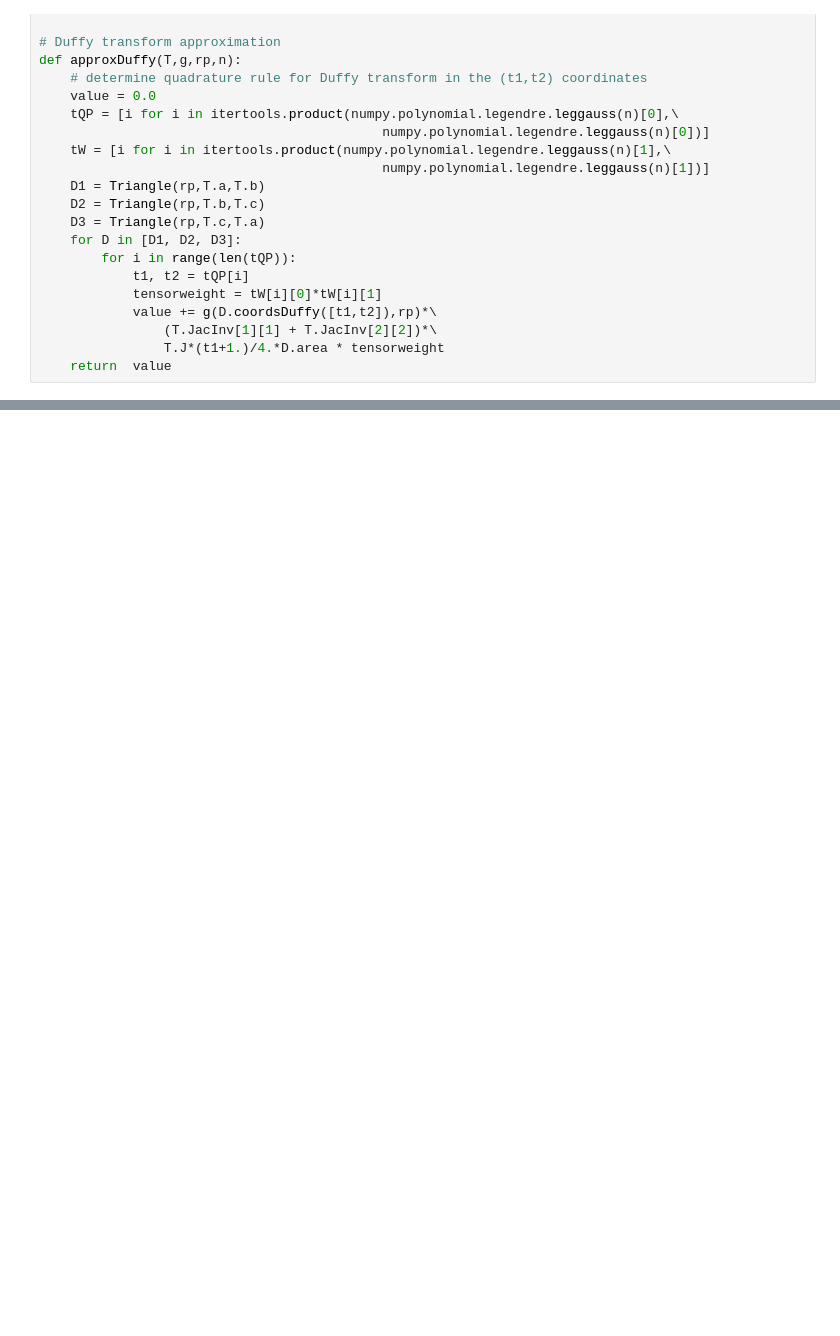
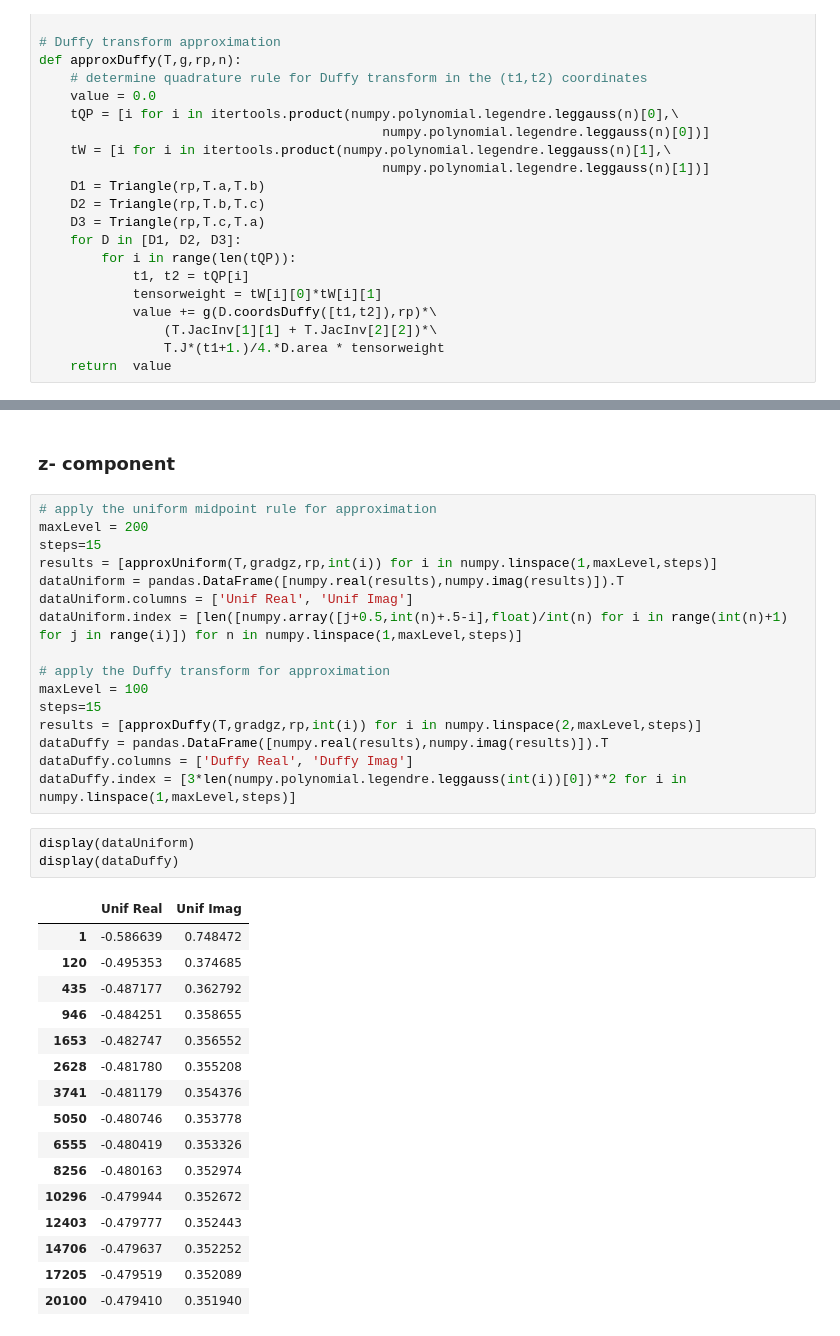
Before and after one commit to andy-c-huang/numerical-gems, a Jupyter notebook: duffy-transform-and-singularity-extraction.ipynb, the cells around one changed output, grey strips where cells are left out. Drawn from its saved outputs; the diff is of its cells as text; blank space fills up the shorter version.

```diff
--- a/duffy-transform-and-singularity-extraction.ipynb
+++ b/duffy-transform-and-singularity-extraction.ipynb
@@ -274,0 +416,38 @@ print approxDuffy(T,g,rp,8)
+# %% [markdown]
+### z- component
+# %%
+# apply the uniform midpoint rule for approximation
+maxLevel = 200
+steps=15
+results = [approxUniform(T,gradgz,rp,int(i)) for i in numpy.linspace(1,maxLevel,steps)]
+dataUniform = pandas.DataFrame([numpy.real(results),numpy.imag(results)]).T
+dataUniform.columns = ['Unif Real', 'Unif Imag']
+dataUniform.index = [len([numpy.array([j+0.5,int(n)+.5-i],float)/int(n) for i in range(int(n)+1) for j in range(i)]) for n in numpy.linspace(1,maxLevel,steps)]
+
+# apply the Duffy transform for approximation
+maxLevel = 100
+steps=15
+results = [approxDuffy(T,gradgz,rp,int(i)) for i in numpy.linspace(2,maxLevel,steps)]
+dataDuffy = pandas.DataFrame([numpy.real(results),numpy.imag(results)]).T
+dataDuffy.columns = ['Duffy Real', 'Duffy Imag']
+dataDuffy.index = [3*len(numpy.polynomial.legendre.leggauss(int(i))[0])**2 for i in numpy.linspace(1,maxLevel,steps)]
+# %%
+display(dataUniform)
+display(dataDuffy)
+# %% [output]
+|  | Unif Real | Unif Imag |
+| 1 | -0.586639 | 0.748472 |
+| 120 | -0.495353 | 0.374685 |
+| 435 | -0.487177 | 0.362792 |
+| 946 | -0.484251 | 0.358655 |
+| 1653 | -0.482747 | 0.356552 |
+| 2628 | -0.481780 | 0.355208 |
+| 3741 | -0.481179 | 0.354376 |
+| 5050 | -0.480746 | 0.353778 |
+| 6555 | -0.480419 | 0.353326 |
+| 8256 | -0.480163 | 0.352974 |
+| 10296 | -0.479944 | 0.352672 |
+| 12403 | -0.479777 | 0.352443 |
+| 14706 | -0.479637 | 0.352252 |
+| 17205 | -0.479519 | 0.352089 |
+| 20100 | -0.479410 | 0.351940 |
```
Also changed, not shown: parts of 27 cells of this notebook.
